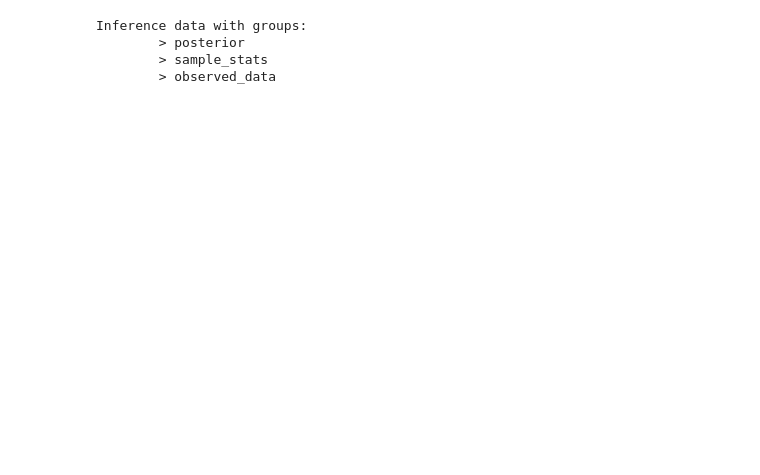
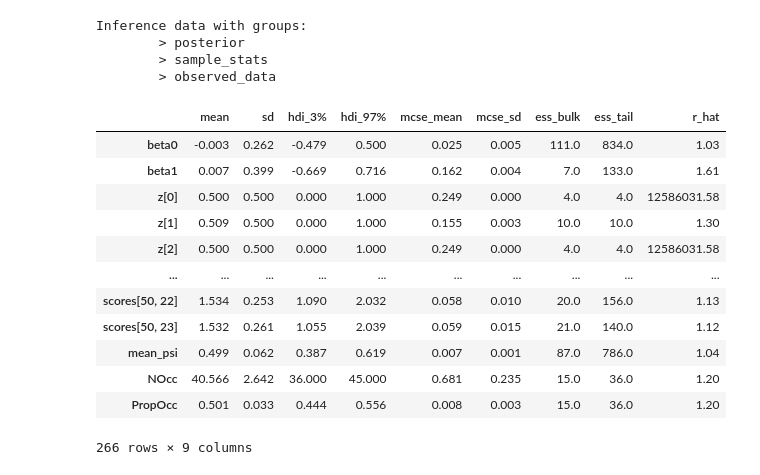
Before and after one commit to calacademy-research/COMB, a Jupyter notebook: paper_assets/python/modeling/examine.ipynb, the cells around one changed output. Saved outputs shown, nothing was run; the diff lists cells and outputs as text; code cells hidden in the pictures; blank space fills up the shorter version.

```diff
--- a/paper_assets/python/modeling/examine.ipynb
+++ b/paper_assets/python/modeling/examine.ipynb
@@ -10,4 +11,21 @@ Inference data with groups:
         > posterior
         > sample_stats
         > observed_data
+# %%
+summary = az.summary(trace)
+summary[summary["r_hat"] > 1.01]
+# %% [output]
+|  | mean | sd | hdi_3% | hdi_97% | mcse_mean | mcse_sd | ess_bulk | ess_tail | r_hat |
+| beta0 | -0.003 | 0.262 | -0.479 | 0.500 | 0.025 | 0.005 | 111.0 | 834.0 | 1.03 |
+| beta1 | 0.007 | 0.399 | -0.669 | 0.716 | 0.162 | 0.004 | 7.0 | 133.0 | 1.61 |
+| z[0] | 0.500 | 0.500 | 0.000 | 1.000 | 0.249 | 0.000 | 4.0 | 4.0 | 12586031.58 |
+| z[1] | 0.509 | 0.500 | 0.000 | 1.000 | 0.155 | 0.003 | 10.0 | 10.0 | 1.30 |
+| z[2] | 0.500 | 0.500 | 0.000 | 1.000 | 0.249 | 0.000 | 4.0 | 4.0 | 12586031.58 |
+| ... | ... | ... | ... | ... | ... | ... | ... | ... | ... |
+| scores[50, 22] | 1.534 | 0.253 | 1.090 | 2.032 | 0.058 | 0.010 | 20.0 | 156.0 | 1.13 |
+| scores[50, 23] | 1.532 | 0.261 | 1.055 | 2.039 | 0.059 | 0.015 | 21.0 | 140.0 | 1.12 |
+| mean_psi | 0.499 | 0.062 | 0.387 | 0.619 | 0.007 | 0.001 | 87.0 | 786.0 | 1.04 |
+| NOcc | 40.566 | 2.642 | 36.000 | 45.000 | 0.681 | 0.235 | 15.0 | 36.0 | 1.20 |
+| PropOcc | 0.501 | 0.033 | 0.444 | 0.556 | 0.008 | 0.003 | 15.0 | 36.0 | 1.20 |
+266 rows × 9 columns
 # %%
```
Also changed, not shown: parts of 3 cells of this notebook, 9 other files.
